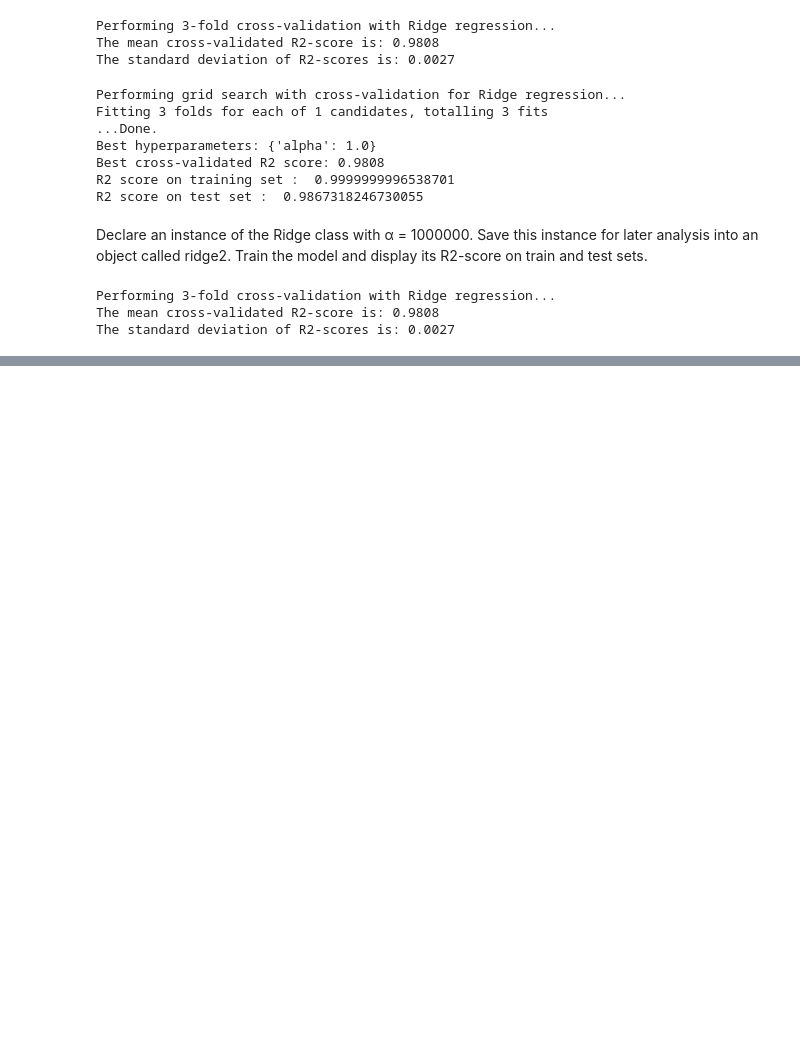
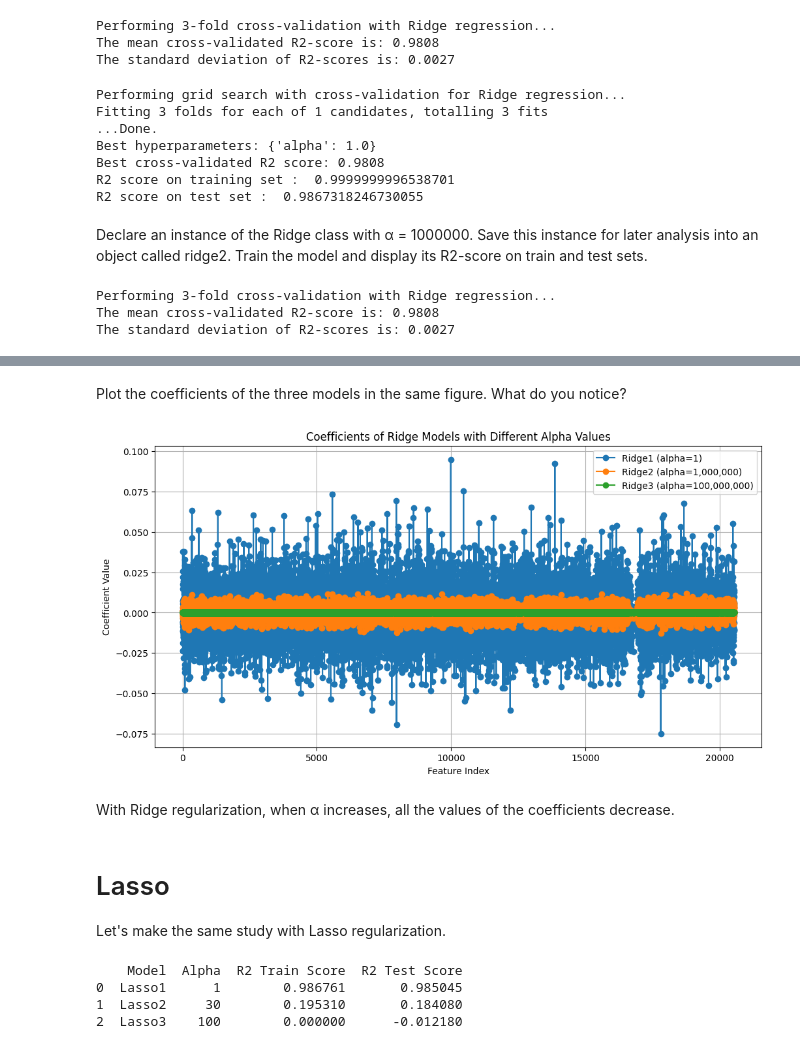
Before and after one commit to msche81/2-Jedha_Fullstack, a Jupyter notebook: 6_supervised_Machine_earning/3_regularization-hyperparameter-optimization_supervised_machine_learning/1-2_regularization-ridge-exercice.ipynb, the cells around one changed output, grey strips where cells are left out. Cells and saved outputs as stored; diff of their text form; code cells hidden in the pictures; blank space fills up the shorter version.

```diff
--- a/6_supervised_Machine_earning/3_regularization-hyperparameter-optimization_supervised_machine_learning/1-2_regularization-ridge-exercice.ipynb
+++ b/6_supervised_Machine_earning/3_regularization-hyperparameter-optimization_supervised_machine_learning/1-2_regularization-ridge-exercice.ipynb
@@ -319,13 +319,13 @@ params = {
 }
 
 # Configuration de la recherche par grille avec validation croisée
-gridsearch = GridSearchCV(estimator=ridge1, param_grid=params, cv=3, scoring='r2', n_jobs=-1, verbose=1)
-gridsearch.fit(X_train, y_train)
+gridsearch2 = GridSearchCV(estimator=ridge2, param_grid=params, cv=3, scoring='r2', n_jobs=-1, verbose=1)
+gridsearch2.fit(X_train, y_train)
 
 print("...Done.")
-print("Best hyperparameters:", gridsearch.best_params_)
-print(f"Best cross-validated R2 score: {gridsearch.best_score_:.4f}")
+print("Best hyperparameters:", gridsearch2.best_params_)
+print(f"Best cross-validated R2 score: {gridsearch2.best_score_:.4f}")
 
 # Print R^2 scores
-print("R2 score on training set : ", gridsearch.score(X_train, y_train))
-print("R2 score on test set : ", gridsearch.score(X_test, y_test))
+print("R2 score on training set : ", gridsearch2.score(X_train, y_train))
+print("R2 score on test set : ", gridsearch2.score(X_test, y_test))
@@ -331,0 +410,11 @@ print("R2 score on test set : ", gridsearch.score(X_test, y_test))
+# %%
+# Extraire les coefficients de chaque modèle entraîné dans la boucle
+coefficients_ridge = {
+    "Ridge1": ridge_models["Ridge1"].coef_,
+    "Ridge2": ridge_models["Ridge2"].coef_,
+    "Ridge3": ridge_models["Ridge3"].coef_
+}
+
+# Créer le DataFrame pour afficher les coefficients
+df_coefficients_ridge = pd.DataFrame(coefficients_ridge)
+print(df_coefficients_ridge)
@@ -331,0 +436,53 @@ print("R2 score on test set : ", gridsearch.score(X_test, y_test))
+# %% [markdown]
+Plot the coefficients of the three models in the same figure. What do you notice?
+# %%
+import matplotlib.pyplot as plt
+
+# Création de la figure
+plt.figure(figsize=(12, 6))
+
+# Tracé des coefficients pour chaque modèle
+plt.plot(df_coefficients_ridge['Ridge1'], label='Ridge1 (alpha=1)', linestyle='-', marker='o')
+plt.plot(df_coefficients_ridge['Ridge2'], label='Ridge2 (alpha=1,000,000)', linestyle='-', marker='o')
+plt.plot(df_coefficients_ridge['Ridge3'], label='Ridge3 (alpha=100,000,000)', linestyle='-', marker='o')
+
+# Paramètres du graphique
+plt.xlabel("Feature Index")
+plt.ylabel("Coefficient Value")
+plt.title("Coefficients of Ridge Models with Different Alpha Values")
+plt.legend()
+plt.grid(True)
+plt.show()
+# %% [output]
+[figure, added]
+# %% [markdown]
+With Ridge regularization, when α increases, all the values of the coefficients decrease.
+# %% [markdown]
+# Lasso
+Let's make the same study with Lasso regularization.
+# %%
+# Différentes valeurs d'alpha pour chaque modèle Lasso
+alphas = [1, 30, 100]
+lasso_models = {}
+r2_scores = {"Model": [], "Alpha": [], "R2 Train Score": [], "R2 Test Score": []}
+
+# Entraînement de chaque modèle avec son alpha et calcul des scores
+for i, alpha in enumerate(alphas, 1):
+    model = Lasso(alpha=alpha)
+    model.fit(X_train, y_train)
+
+    # Stocker le modèle et les scores
+    lasso_models[f"Lasso{i}"] = model
+    r2_scores["Model"].append(f"Lasso{i}")
+    r2_scores["Alpha"].append(alpha)
+    r2_scores["R2 Train Score"].append(model.score(X_train, y_train))
+    r2_scores["R2 Test Score"].append(model.score(X_test, y_test))
+
+# Conversion des scores en DataFrame pour un affichage structuré
+df_r2_scores = pd.DataFrame(r2_scores)
+print(df_r2_scores)
+# %% [output]
+    Model  Alpha  R2 Train Score  R2 Test Score
+0  Lasso1      1        0.986761       0.985045
+1  Lasso2     30        0.195310       0.184080
+2  Lasso3    100        0.000000      -0.012180
```
Also changed, not shown: parts of 31 cells of this notebook, 1 other file.
